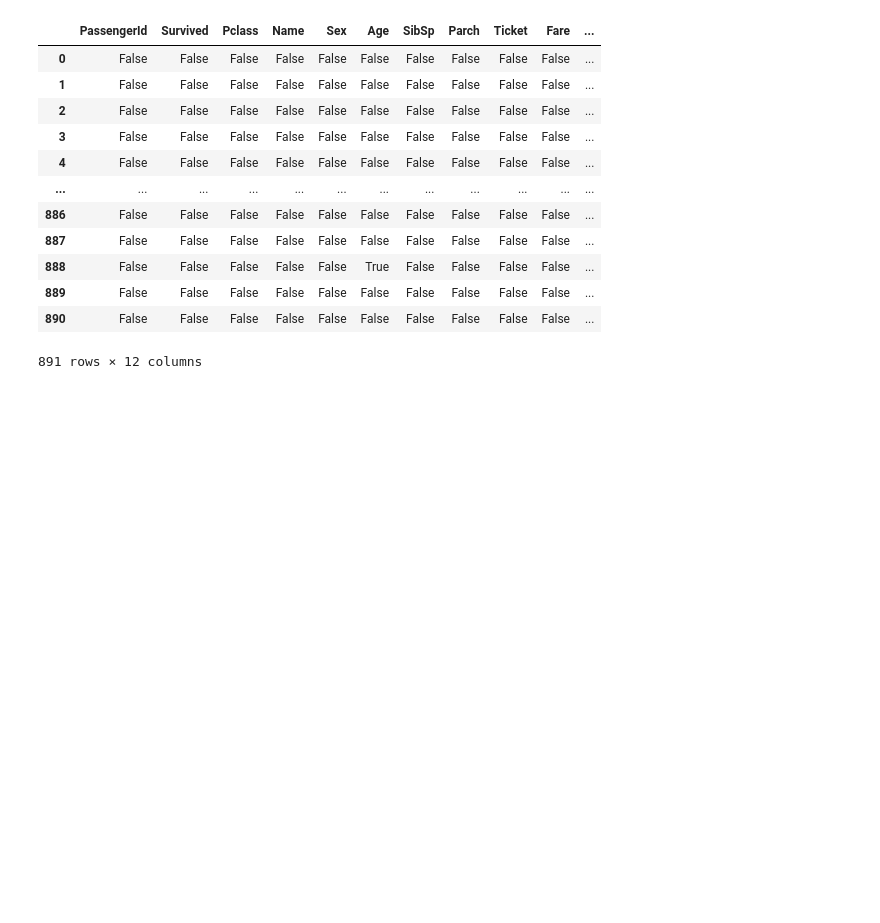
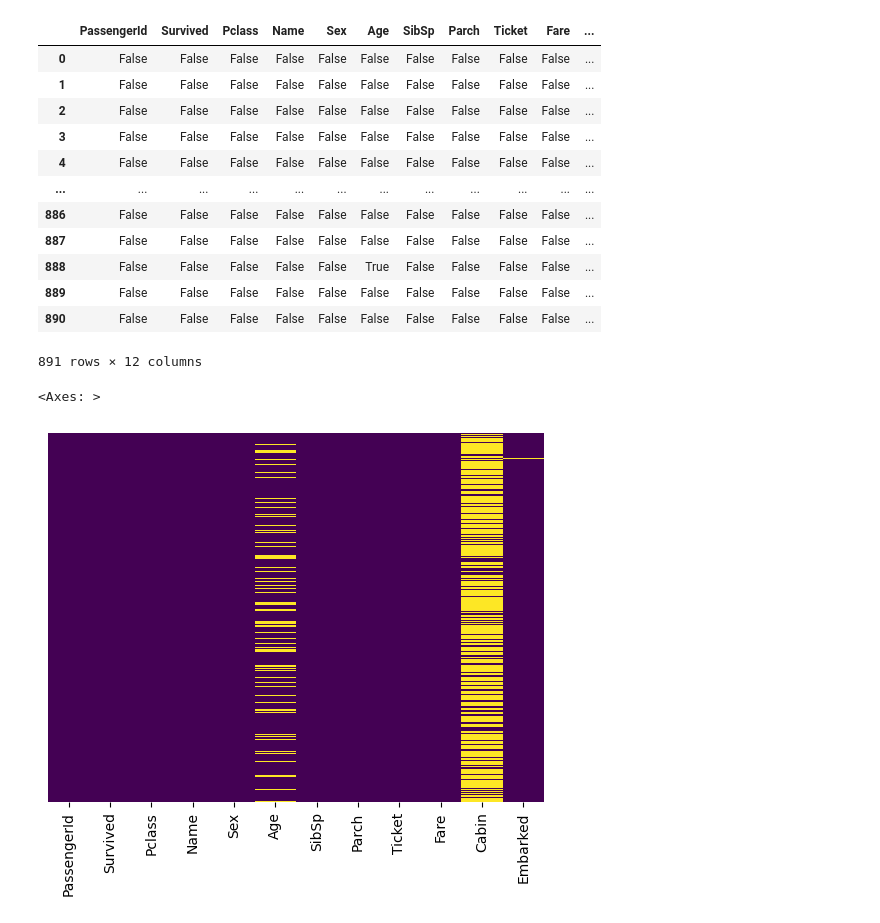
Before and after one commit to vjeevesh2004/Exploratory-Data-Analysis-EDA-of-Titanic-dataset, a Jupyter notebook: Exploratory_Data_Analysis(EDA)_of_Titanic_dataset.ipynb, the cells around one changed output. Cells and saved outputs as stored; diff of their text form; code cells hidden in the pictures; blank space fills up the shorter version.

```diff
--- a/Exploratory_Data_Analysis(EDA)_of_Titanic_dataset.ipynb
+++ b/Exploratory_Data_Analysis(EDA)_of_Titanic_dataset.ipynb
@@ -53,3 +55,8 @@ train.isnull()
 | 889 | False | False | False | False | False | False | False | False | False | False | ... |
 | 890 | False | False | False | False | False | False | False | False | False | False | ... |
 891 rows × 12 columns
+# %%
+sns.heatmap(train.isnull(),yticklabels=False,cbar=False,cmap='viridis')
+# %% [output]
+<Axes: >
+[figure, added]
```
Also changed, not shown: parts of 35 cells of this notebook.
